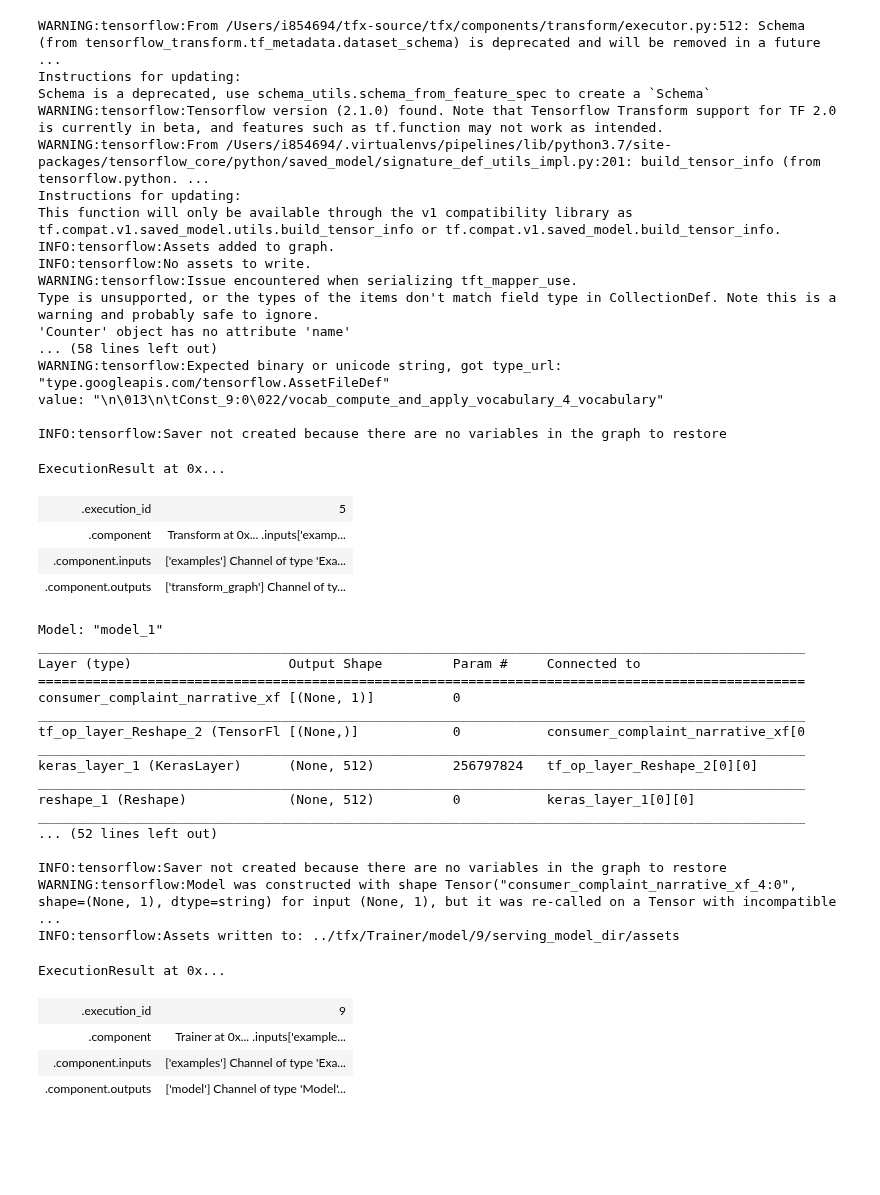
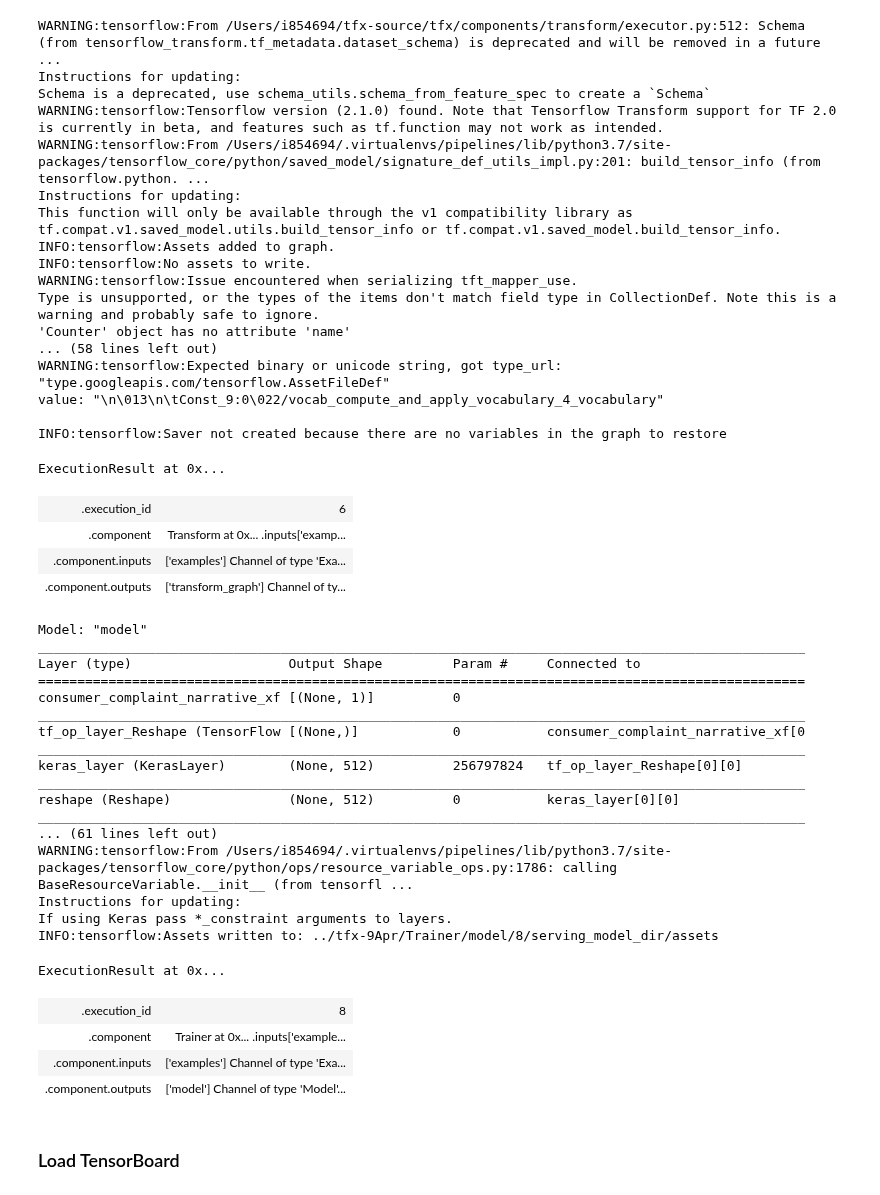
Before and after one commit to Building-ML-Pipelines/building-machine-learning-pipelines, a Jupyter notebook: interactive-pipeline/final_pipeline_26Mar.ipynb, the cells around one changed output. Saved outputs shown, nothing was run; the diff lists cells and outputs as text; code cells hidden in the pictures; blank space fills up the shorter version.

```diff
--- a/interactive-pipeline/final_pipeline_26Mar.ipynb
+++ b/interactive-pipeline/final_pipeline_26Mar.ipynb
@@ -17,5 +13,5 @@ nb_dir = os.path.split(os.getcwd())[0]
 if nb_dir not in sys.path:
     sys.path.append(nb_dir)
 # %%
-context = InteractiveContext(pipeline_root='../tfx')
+context = InteractiveContext(pipeline_root='../tfx-9Apr')
 # %% [output]
@@ -140,7 +130,7 @@ value: "\n\013\n\tConst_9:0\022/vocab_compute_and_apply_vocabulary_4_vocabulary"
 
 INFO:tensorflow:Saver not created because there are no variables in the graph to restore
 ExecutionResult at 0x...
-| .execution_id | 5 |
+| .execution_id | 6 |
 | .component | Transform at 0x... .inputs['examp... |
 | .component.inputs | ['examples'] Channel of type 'Exa... |
 | .component.outputs | ['transform_graph'] Channel of ty... |
@@ -149,44 +139,46 @@ trainer_file = os.path.join(base_dir, '../components/keras_trainer.py')
 # %%
 from tfx.components import Trainer
 from tfx.proto import trainer_pb2
 from tfx.components.base import executor_spec
 from tfx.components.trainer.executor import GenericExecutor
 
-TRAINING_STEPS = 150
+TRAINING_STEPS = 1000
 EVALUATION_STEPS = 100
 
 trainer = Trainer(
     module_file=trainer_file,
     custom_executor_spec=executor_spec.ExecutorClassSpec(GenericExecutor),
     examples=transform.outputs['transformed_examples'],
     schema=schema_gen.outputs['schema'],
     transform_graph=transform.outputs['transform_graph'],
     train_args=trainer_pb2.TrainArgs(num_steps=TRAINING_STEPS),
     eval_args=trainer_pb2.EvalArgs(num_steps=EVALUATION_STEPS))
 context.run(trainer)
 # %% [output]
-Model: "model_1"
+Model: "model"
 __________________________________________________________________________________________________
 Layer (type)                    Output Shape         Param #     Connected to
 ==================================================================================================
 consumer_complaint_narrative_xf [(None, 1)]          0
 __________________________________________________________________________________________________
-tf_op_layer_Reshape_2 (TensorFl [(None,)]            0           consumer_complaint_narrative_xf[0
+tf_op_layer_Reshape (TensorFlow [(None,)]            0           consumer_complaint_narrative_xf[0
 __________________________________________________________________________________________________
-keras_layer_1 (KerasLayer)      (None, 512)          256797824   tf_op_layer_Reshape_2[0][0]
+keras_layer (KerasLayer)        (None, 512)          256797824   tf_op_layer_Reshape[0][0]
 __________________________________________________________________________________________________
-reshape_1 (Reshape)             (None, 512)          0           keras_layer_1[0][0]
+reshape (Reshape)               (None, 512)          0           keras_layer[0][0]
 __________________________________________________________________________________________________
-... (52 lines left out)
-
-INFO:tensorflow:Saver not created because there are no variables in the graph to restore
-WARNING:tensorflow:Model was constructed with shape Tensor("consumer_complaint_narrative_xf_4:0", shape=(None, 1), dtype=string) for input (None, 1), but it was re-called on a Tensor with incompatible ...
-INFO:tensorflow:Assets written to: ../tfx/Trainer/model/9/serving_model_dir/assets
+... (61 lines left out)
+WARNING:tensorflow:From /Users/i854694/.virtualenvs/pipelines/lib/python3.7/site-packages/tensorflow_core/python/ops/resource_variable_ops.py:1786: calling BaseResourceVariable.__init__ (from tensorfl ...
+Instructions for updating:
+If using Keras pass *_constraint arguments to layers.
+INFO:tensorflow:Assets written to: ../tfx-9Apr/Trainer/model/8/serving_model_dir/assets
 ExecutionResult at 0x...
-| .execution_id | 9 |
+| .execution_id | 8 |
 | .component | Trainer at 0x... .inputs['example... |
 | .component.inputs | ['examples'] Channel of type 'Exa... |
 | .component.outputs | ['model'] Channel of type 'Model'... |
+# %% [markdown]
+### Load TensorBoard
 # %%
 model_artifact_dir = trainer.outputs['model'].get()[0].uri
 # %%
```
Also changed, not shown: parts of 25 cells of this notebook, 3 other files.
